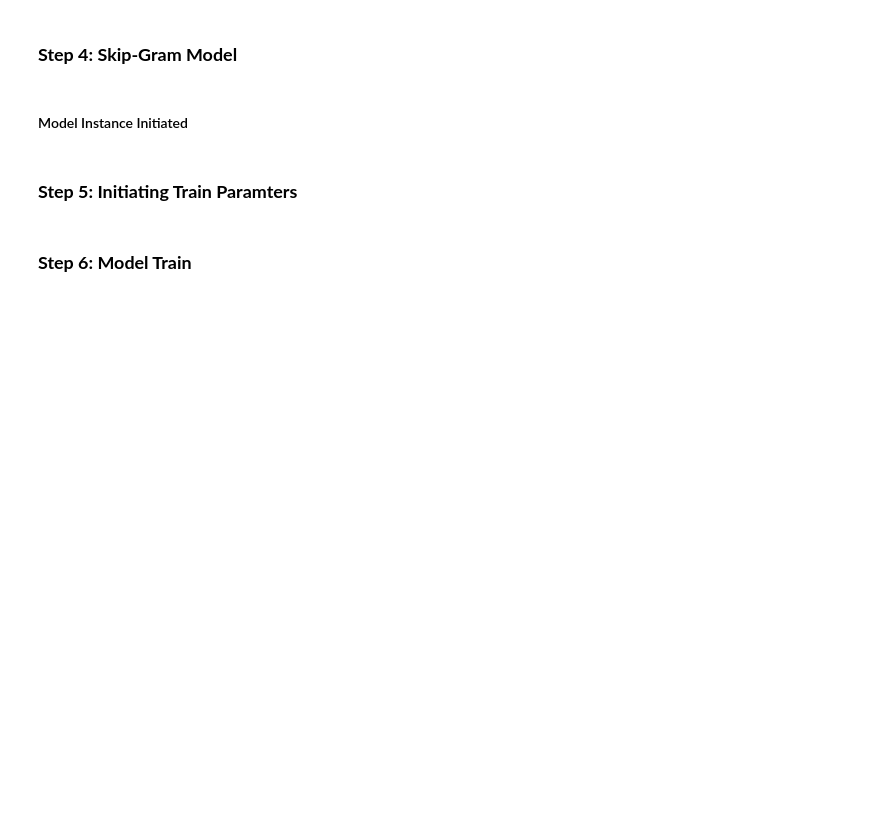
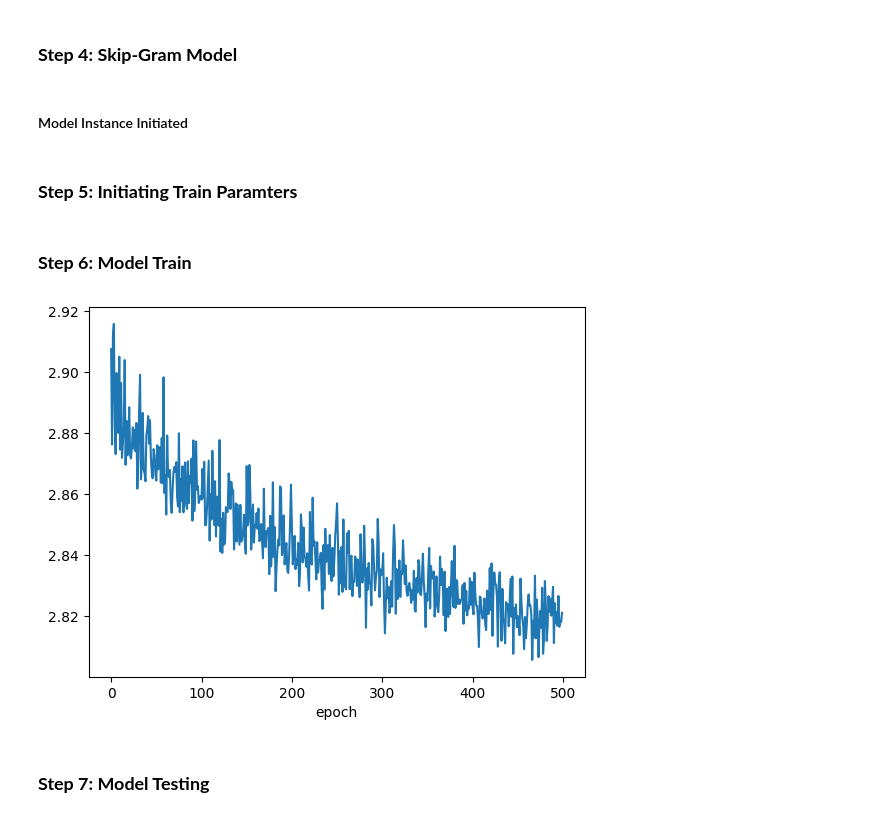
Before and after one commit to VishSeran/nlp-transformers, a Jupyter notebook: word2vec/word2vec-skipgram.ipynb, the cells around one changed output. Saved outputs shown, nothing was run; the diff lists cells and outputs as text; code cells hidden in the pictures; blank space fills up the shorter version.

```diff
--- a/word2vec/word2vec-skipgram.ipynb
+++ b/word2vec/word2vec-skipgram.ipynb
@@ -349,3 +349,11 @@ def train_model (model,dataloader, criterion, optimizer, num_epochs = 1000):
     return model, average_loss
 # %%
 model, average_loss = train_model(skip_model,data_loader,criterion,optimizer,num_epochs=500)
+# %%
+plt.plot(average_loss)
+plt.xlabel("epoch")
+plt.show()
+# %% [output]
+[figure, added]
+# %% [markdown]
+### **Step 7: Model Testing**
```
Also changed, not shown: parts of 2 cells of this notebook.
